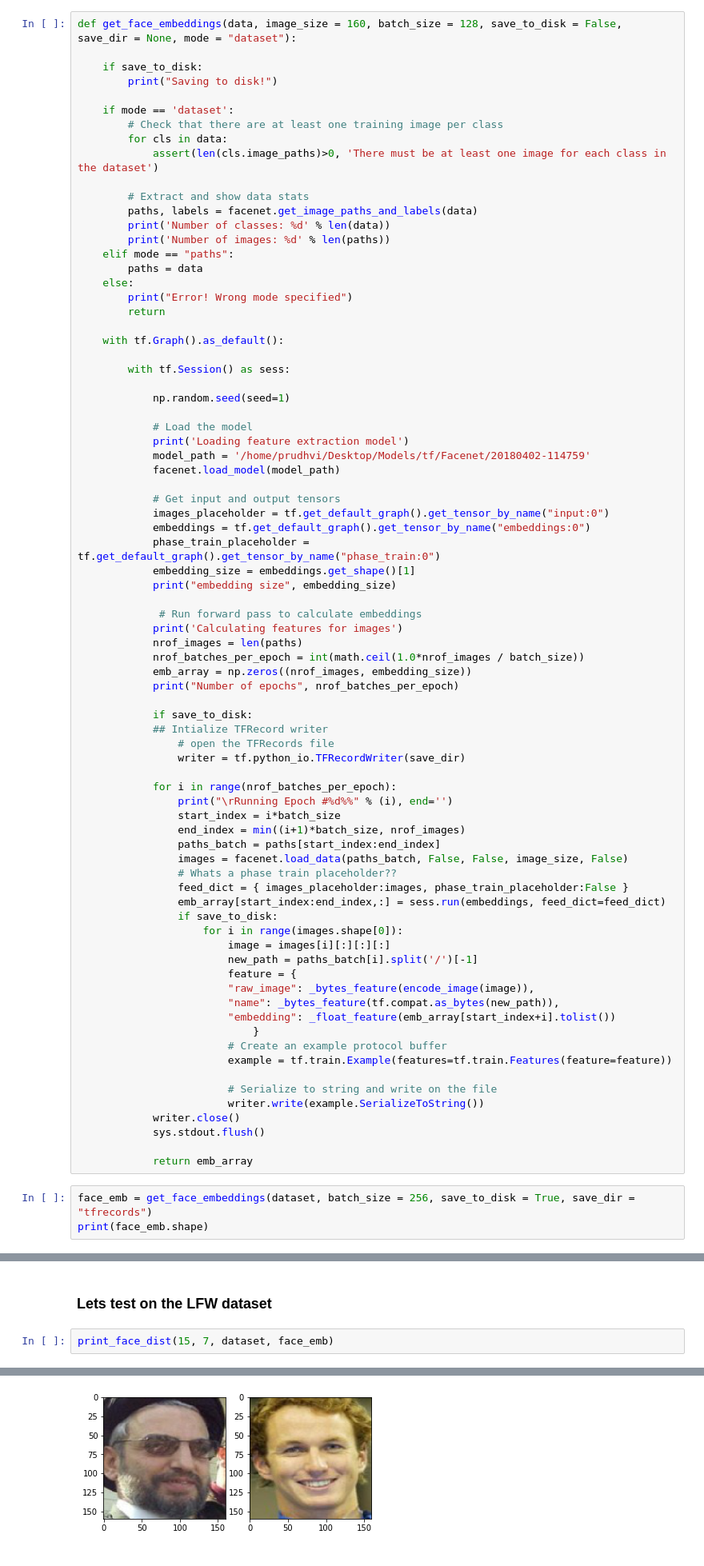
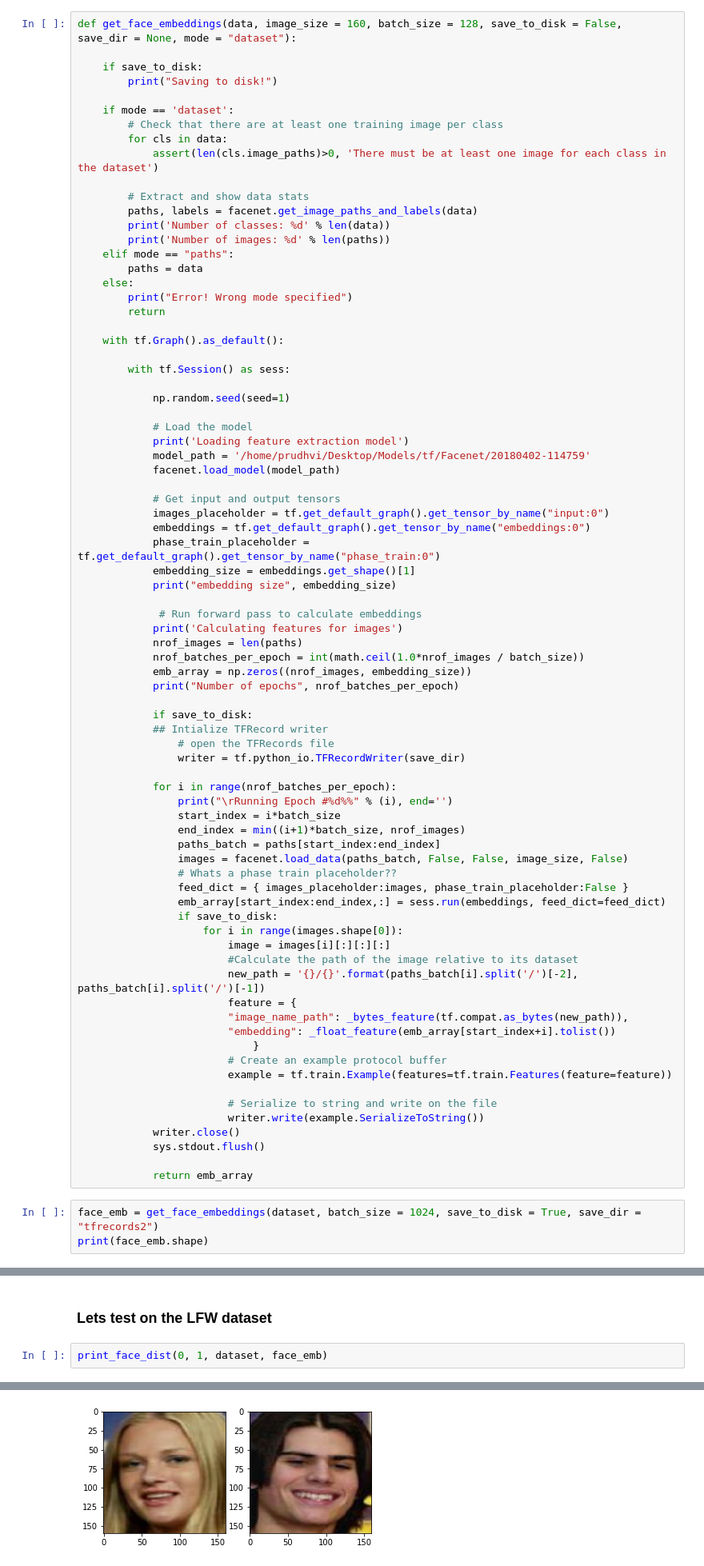
Before and after one commit to 0xRampey/mobilenet-facenet-distillation, a Jupyter notebook: Facenet_impl.ipynb, the cells around one changed output, grey strips where cells are left out. Shown at 80% size. Saved outputs shown, nothing was run; the diff lists cells and outputs as text.

```diff
--- a/Facenet_impl.ipynb
+++ b/Facenet_impl.ipynb
@@ -120,10 +113,10 @@ def get_face_embeddings(data, image_size = 160, batch_size = 128, save_to_disk =
                 if save_to_disk:
                     for i in range(images.shape[0]):
                         image = images[i][:][:][:]
-                        new_path = paths_batch[i].split('/')[-1]
+                        #Calculate the path of the image relative to its dataset
+                        new_path = '{}/{}'.format(paths_batch[i].split('/')[-2], paths_batch[i].split('/')[-1])
                         feature = {
-                        "raw_image": _bytes_feature(encode_image(image)),
-                        "name": _bytes_feature(tf.compat.as_bytes(new_path)),
+                        "image_name_path": _bytes_feature(tf.compat.as_bytes(new_path)),
                         "embedding": _float_feature(emb_array[start_index+i].tolist())
                             }
                         # Create an example protocol buffer
@@ -136,7 +129,7 @@ def get_face_embeddings(data, image_size = 160, batch_size = 128, save_to_disk =
 
             return emb_array
 # %%
-face_emb = get_face_embeddings(dataset, batch_size = 256, save_to_disk = True, save_dir = "tfrecords")
+face_emb = get_face_embeddings(dataset, batch_size = 1024, save_to_disk = True, save_dir = "tfrecords2")
 print(face_emb.shape)
 # %% [output]
 Saving to disk!
@@ -181,5 +179,5 @@ def print_face_dist(face_1, face_2, dataset, face_emb):
 # %% [markdown]
 ### Lets test on the LFW dataset
 # %%
-print_face_dist(15, 7, dataset, face_emb)
+print_face_dist(0, 1, dataset, face_emb)
 # %% [output]
@@ -187,4 +185,4 @@ print_face_dist(15, 7, dataset, face_emb)
-[figure, old version]
+[figure, new version]
 # %% [markdown]
 ### Now lets test on the Media LabMembers dataset
 # %%
```
Also changed, not shown: parts of 3 cells of this notebook, 3 other files.
